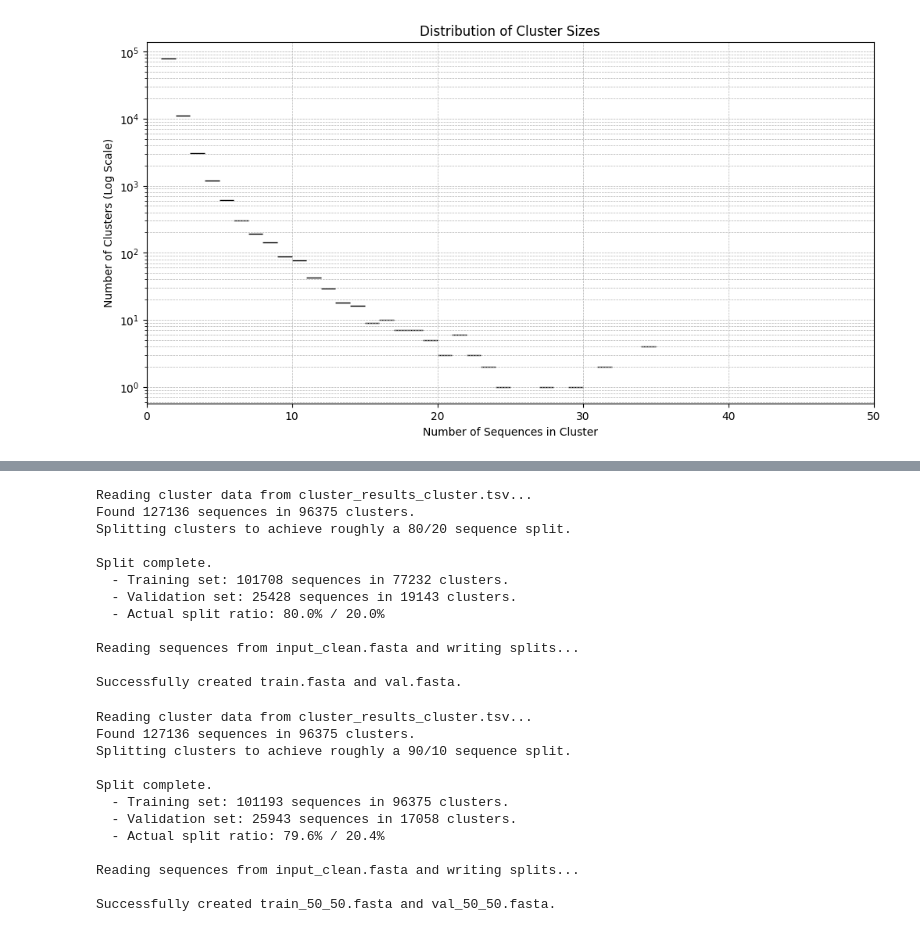
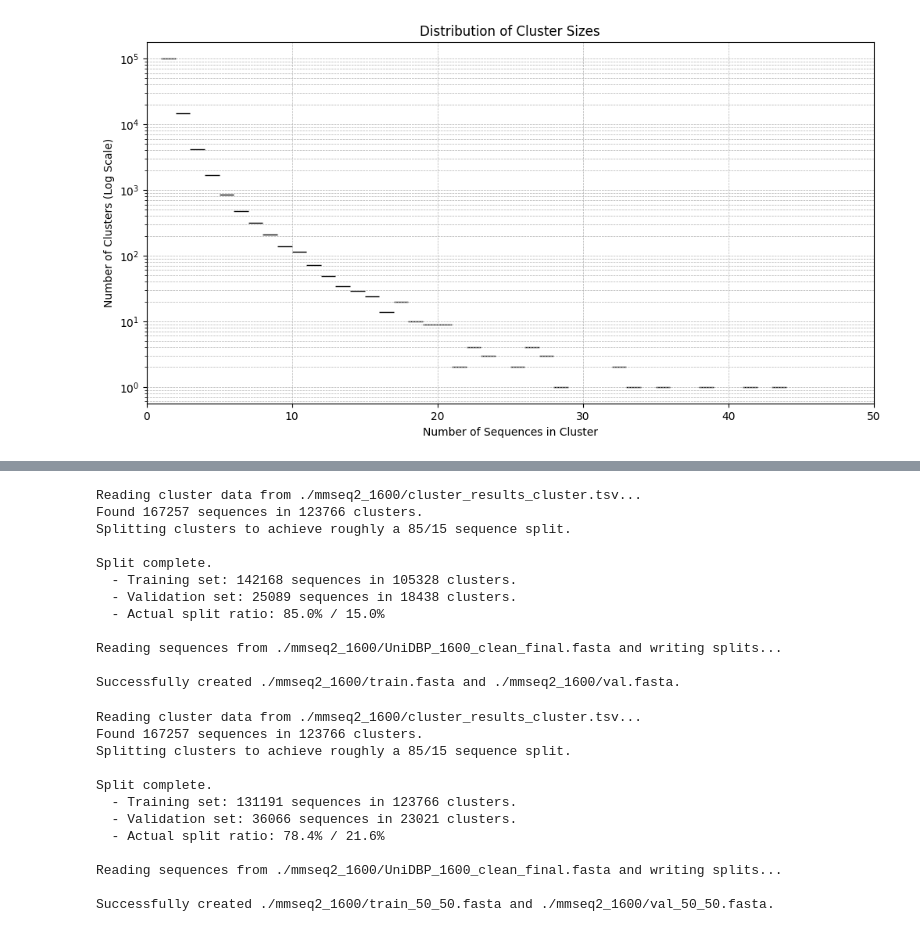
Before and after one commit to DhruvaRajwade/discrete-diffusion-guidance, a Jupyter notebook: mmseq2/visualize_and_split.ipynb, the cells around one changed output, grey strips where cells are left out. Cells and saved outputs as stored; diff of their text form; code cells hidden in the pictures.

```diff
--- a/mmseq2/visualize_and_split.ipynb
+++ b/mmseq2/visualize_and_split.ipynb
@@ -1,27 +1,27 @@
 # %%
 import pandas as pd
 import matplotlib.pyplot as plt
 import seaborn as sns
 
 # Load the cluster file
-df = pd.read_csv('cluster_results_cluster.tsv', sep='\t', header=None, names=['representative', 'member'])
+df = pd.read_csv('./mmseq2_1600/cluster_results_cluster.tsv', sep='\t', header=None, names=['representative', 'member'])
 
 # Get cluster sizes
 cluster_sizes = df.groupby('representative').size()
 
 # --- Plotting ---
 plt.figure(figsize=(12, 6))
 sns.histplot(cluster_sizes, binwidth=1, log_scale=(False, True)) # Log scale on y-axis is helpful
 plt.title('Distribution of Cluster Sizes')
 plt.xlabel('Number of Sequences in Cluster')
 plt.ylabel('Number of Clusters (Log Scale)')
 plt.xlim(0, 50) # Zoom in on smaller cluster sizes if needed
 plt.grid(True, which='both', linestyle='--', linewidth=0.5)
 plt.savefig('cluster_size_distribution.png')
 plt.show()
 
 print("Descriptive Statistics for Cluster Sizes:")
 print(cluster_sizes.describe())
 # %% [output]
-[figure, old version]
+[figure, new version]
 Descriptive Statistics for Cluster Sizes:
@@ -42,12 +42,12 @@ import random
 import os
 
 # --- Configuration ---
-FASTA_IN_FILE = 'input_clean.fasta'
-CLUSTER_TSV_FILE = 'cluster_results_cluster.tsv'
-TRAIN_FASTA_OUT = 'train.fasta'
-VAL_FASTA_OUT = 'val.fasta'
+FASTA_IN_FILE = './mmseq2_1600/UniDBP_1600_clean_final.fasta'
+CLUSTER_TSV_FILE = './mmseq2_1600/cluster_results_cluster.tsv'
+TRAIN_FASTA_OUT = './mmseq2_1600/train.fasta'
+VAL_FASTA_OUT = './mmseq2_1600/val.fasta'
 # Define the desired train/val split ratio for the *sequences*
-TRAIN_RATIO = 0.8 # 80% of sequences in train, 20% in val
+TRAIN_RATIO = 0.85 # 80% of sequences in train, 20% in val
 
 # --- 1. Read the cluster TSV and group members by cluster ---
 print(f"Reading cluster data from {CLUSTER_TSV_FILE}...")
@@ -115,18 +115,18 @@ with open(VAL_FASTA_OUT, 'w') as f_val:
 
 print(f"\nSuccessfully created {TRAIN_FASTA_OUT} and {VAL_FASTA_OUT}.")
 # %% [output]
-Reading cluster data from cluster_results_cluster.tsv...
-Found 127136 sequences in 96375 clusters.
-Splitting clusters to achieve roughly a 80/20 sequence split.
+Reading cluster data from ./mmseq2_1600/cluster_results_cluster.tsv...
+Found 167257 sequences in 123766 clusters.
+Splitting clusters to achieve roughly a 85/15 sequence split.
 
 Split complete.
-  - Training set: 101708 sequences in 77232 clusters.
-  - Validation set: 25428 sequences in 19143 clusters.
-  - Actual split ratio: 80.0% / 20.0%
+  - Training set: 142168 sequences in 105328 clusters.
+  - Validation set: 25089 sequences in 18438 clusters.
+  - Actual split ratio: 85.0% / 15.0%
 
-Reading sequences from input_clean.fasta and writing splits...
+Reading sequences from ./mmseq2_1600/UniDBP_1600_clean_final.fasta and writing splits...
 
-Successfully created train.fasta and val.fasta.
+Successfully created ./mmseq2_1600/train.fasta and ./mmseq2_1600/val.fasta.
 # %%
 import pandas as pd
 from Bio import SeqIO
@@ -135,12 +135,12 @@ import random
 import os
 
 # --- Configuration ---
-FASTA_IN_FILE = 'input_clean.fasta'
-CLUSTER_TSV_FILE = 'cluster_results_cluster.tsv'
-TRAIN_FASTA_OUT = 'train_50_50.fasta'
-VAL_FASTA_OUT = 'val_50_50.fasta'
+FASTA_IN_FILE = './mmseq2_1600/UniDBP_1600_clean_final.fasta'
+CLUSTER_TSV_FILE = './mmseq2_1600/cluster_results_cluster.tsv'
+TRAIN_FASTA_OUT = './mmseq2_1600/train_50_50.fasta'
+VAL_FASTA_OUT = './mmseq2_1600/val_50_50.fasta'
 # Define the desired train/val split ratio for the *sequences*
-TRAIN_RATIO = 0.9 # 80% of sequences in train, 20% in val
+TRAIN_RATIO = 0.85 # 80% of sequences in train, 20% in val
 
 # --- 1. Read the cluster TSV and group members by cluster ---
 print(f"Reading cluster data from {CLUSTER_TSV_FILE}...")
@@ -215,15 +215,15 @@ with open(VAL_FASTA_OUT, 'w') as f_val:
 
 print(f"\nSuccessfully created {TRAIN_FASTA_OUT} and {VAL_FASTA_OUT}.")
 # %% [output]
-Reading cluster data from cluster_results_cluster.tsv...
-Found 127136 sequences in 96375 clusters.
-Splitting clusters to achieve roughly a 90/10 sequence split.
+Reading cluster data from ./mmseq2_1600/cluster_results_cluster.tsv...
+Found 167257 sequences in 123766 clusters.
+Splitting clusters to achieve roughly a 85/15 sequence split.
 
 Split complete.
-  - Training set: 101193 sequences in 96375 clusters.
-  - Validation set: 25943 sequences in 17058 clusters.
-  - Actual split ratio: 79.6% / 20.4%
+  - Training set: 131191 sequences in 123766 clusters.
+  - Validation set: 36066 sequences in 23021 clusters.
+  - Actual split ratio: 78.4% / 21.6%
 
-Reading sequences from input_clean.fasta and writing splits...
+Reading sequences from ./mmseq2_1600/UniDBP_1600_clean_final.fasta and writing splits...
 
-Successfully created train_50_50.fasta and val_50_50.fasta.
+Successfully created ./mmseq2_1600/train_50_50.fasta and ./mmseq2_1600/val_50_50.fasta.
```
Also changed, not shown: parts of 1 cell of this notebook, 33 other files.
